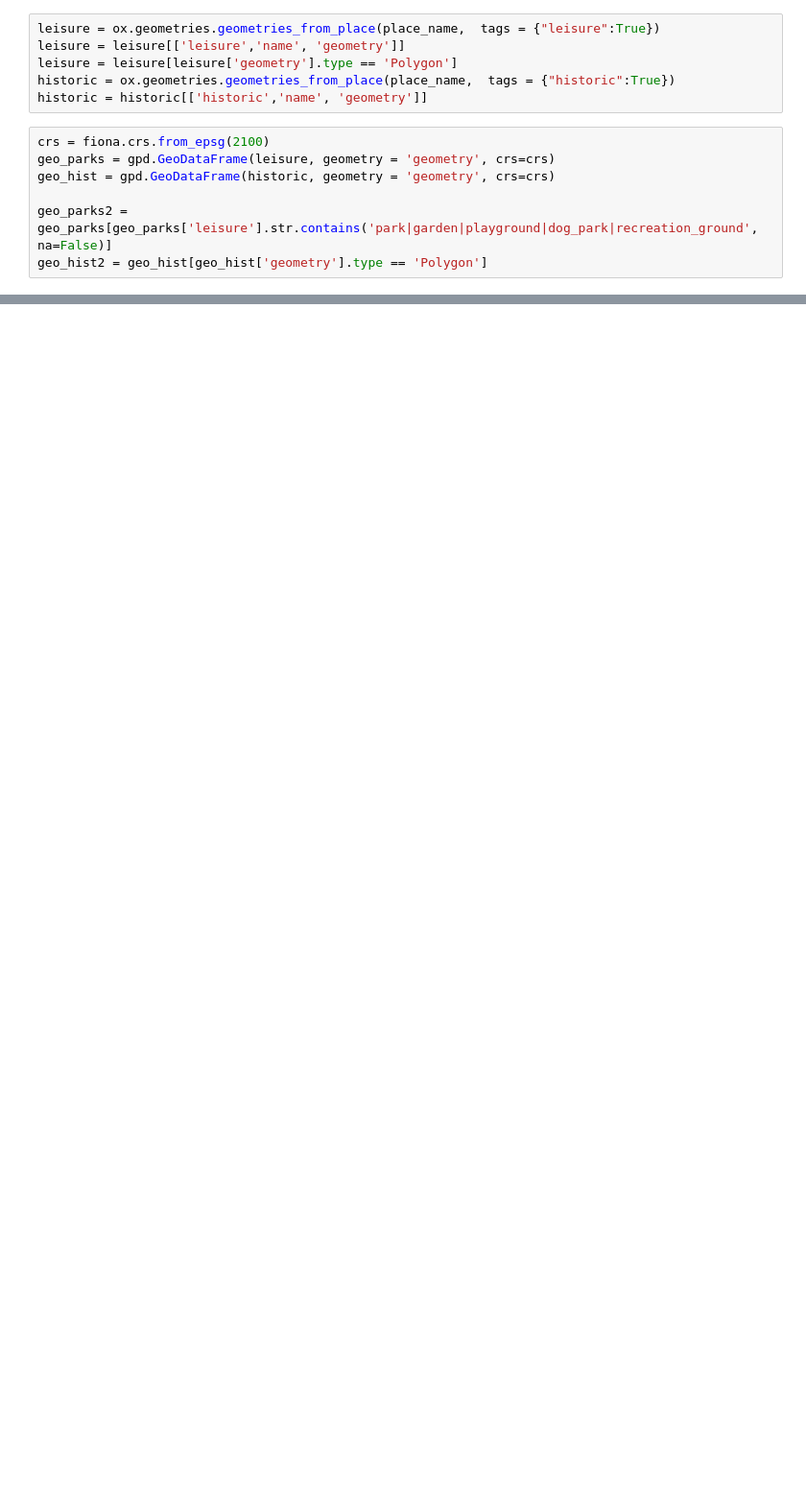
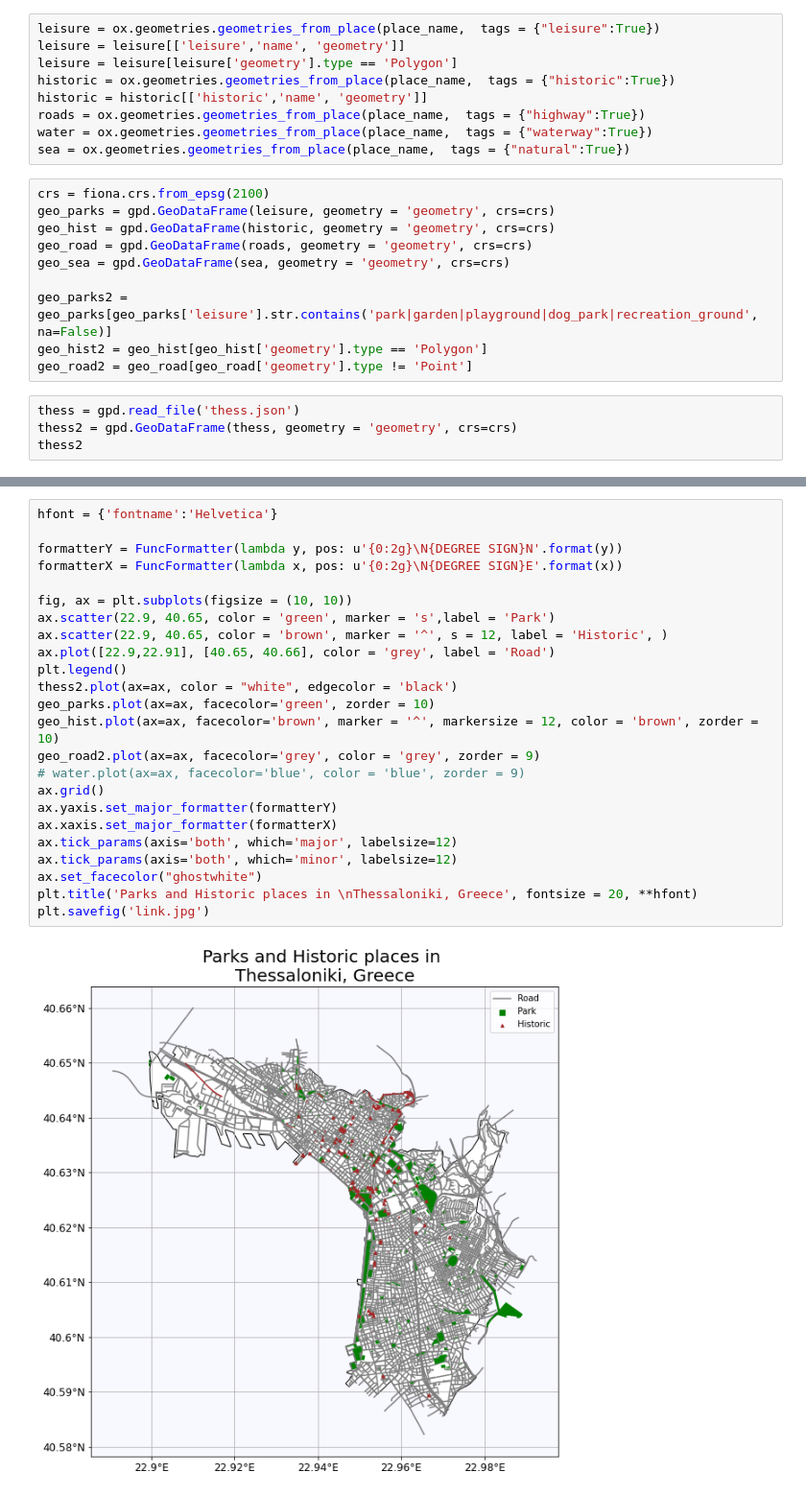
Before and after one commit to touldimos/Python_Modules, a Jupyter notebook: Parks&Historic Thessaloniki.ipynb, the cells around one changed output, grey strips where cells are left out. Shown: that part at 96% size. Drawn from its saved outputs; the diff is of its cells as text; blank space fills up the shorter version.

```diff
--- a/Parks&Historic Thessaloniki.ipynb
+++ b/Parks&Historic Thessaloniki.ipynb
@@ -19,10 +20,20 @@ leisure = leisure[['leisure','name', 'geometry']]
 leisure = leisure[leisure['geometry'].type == 'Polygon']
 historic = ox.geometries.geometries_from_place(place_name,  tags = {"historic":True})
 historic = historic[['historic','name', 'geometry']]
+roads = ox.geometries.geometries_from_place(place_name,  tags = {"highway":True})
+water = ox.geometries.geometries_from_place(place_name,  tags = {"waterway":True})
+sea = ox.geometries.geometries_from_place(place_name,  tags = {"natural":True})
 # %%
 crs = fiona.crs.from_epsg(2100)
 geo_parks = gpd.GeoDataFrame(leisure, geometry = 'geometry', crs=crs)
 geo_hist = gpd.GeoDataFrame(historic, geometry = 'geometry', crs=crs)
+geo_road = gpd.GeoDataFrame(roads, geometry = 'geometry', crs=crs)
+geo_sea = gpd.GeoDataFrame(sea, geometry = 'geometry', crs=crs)
 
 geo_parks2 = geo_parks[geo_parks['leisure'].str.contains('park|garden|playground|dog_park|recreation_ground', na=False)]
 geo_hist2 = geo_hist[geo_hist['geometry'].type == 'Polygon']
+geo_road2 = geo_road[geo_road['geometry'].type != 'Point']
+# %%
+thess = gpd.read_file('thess.json')
+thess2 = gpd.GeoDataFrame(thess, geometry = 'geometry', crs=crs)
+thess2
@@ -29,3 +61,29 @@ geo_hist2 = geo_hist[geo_hist['geometry'].type == 'Polygon']
+# %%
+hfont = {'fontname':'Helvetica'}
+
+formatterY = FuncFormatter(lambda y, pos: u'{0:2g}\N{DEGREE SIGN}N'.format(y))
+formatterX = FuncFormatter(lambda x, pos: u'{0:2g}\N{DEGREE SIGN}E'.format(x))
+
+fig, ax = plt.subplots(figsize = (10, 10))
+ax.scatter(22.9, 40.65, color = 'green', marker = 's',label = 'Park')
+ax.scatter(22.9, 40.65, color = 'brown', marker = '^', s = 12, label = 'Historic', )
+ax.plot([22.9,22.91], [40.65, 40.66], color = 'grey', label = 'Road')
+plt.legend()
+thess2.plot(ax=ax, color = "white", edgecolor = 'black')
+geo_parks.plot(ax=ax, facecolor='green', zorder = 10)
+geo_hist.plot(ax=ax, facecolor='brown', marker = '^', markersize = 12, color = 'brown', zorder = 10)
+geo_road2.plot(ax=ax, facecolor='grey', color = 'grey', zorder = 9)
+# water.plot(ax=ax, facecolor='blue', color = 'blue', zorder = 9)
+ax.grid()
+ax.yaxis.set_major_formatter(formatterY)
+ax.xaxis.set_major_formatter(formatterX)
+ax.tick_params(axis='both', which='major', labelsize=12)
+ax.tick_params(axis='both', which='minor', labelsize=12)
+ax.set_facecolor("ghostwhite")
+plt.title('Parks and Historic places in \nThessaloniki, Greece', fontsize = 20, **hfont)
+plt.savefig('link.jpg')
+# %% [output]
+[figure, added]
 # %%
 import folium
 
```
Also changed, not shown: parts of 4 cells of this notebook.
